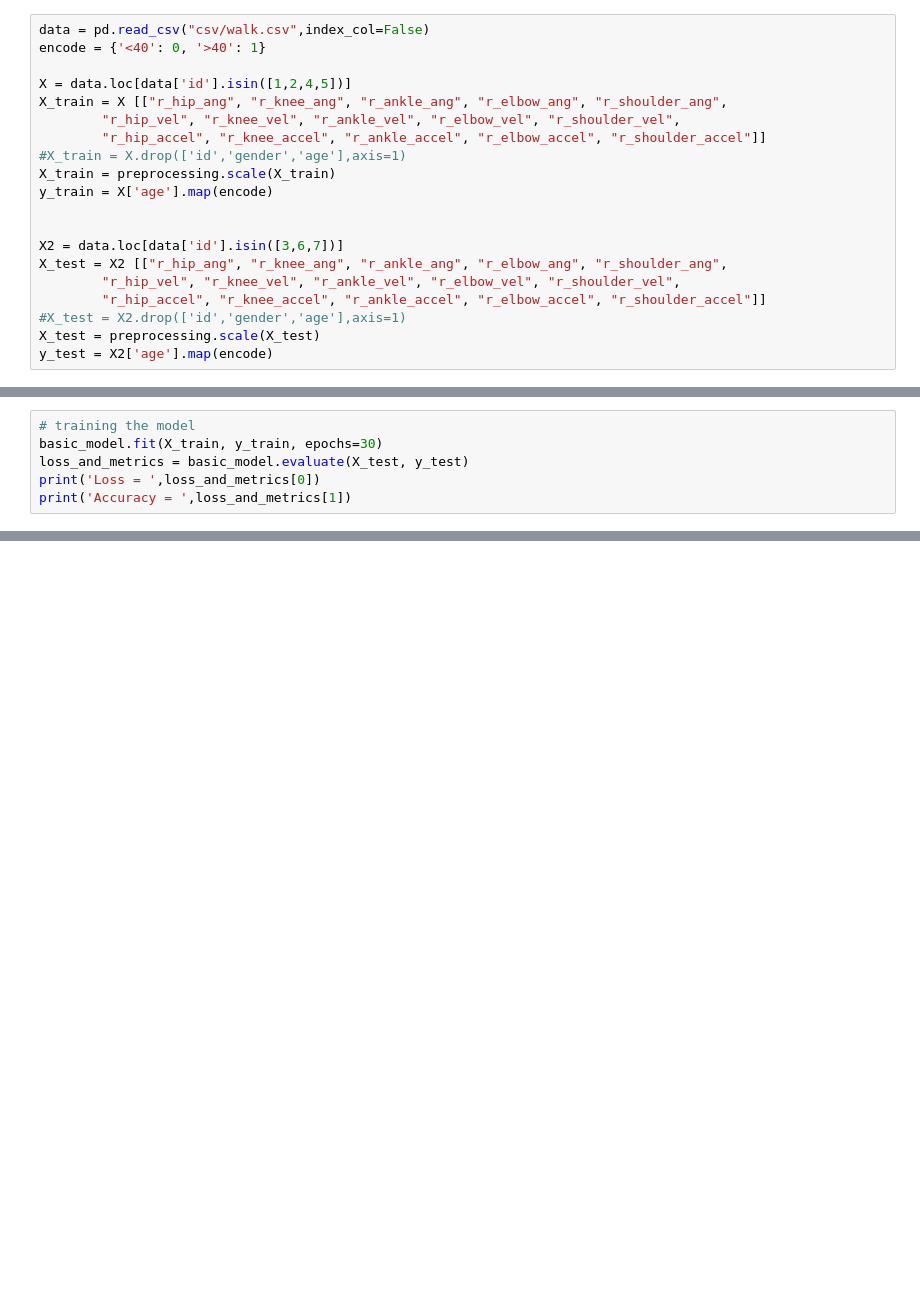
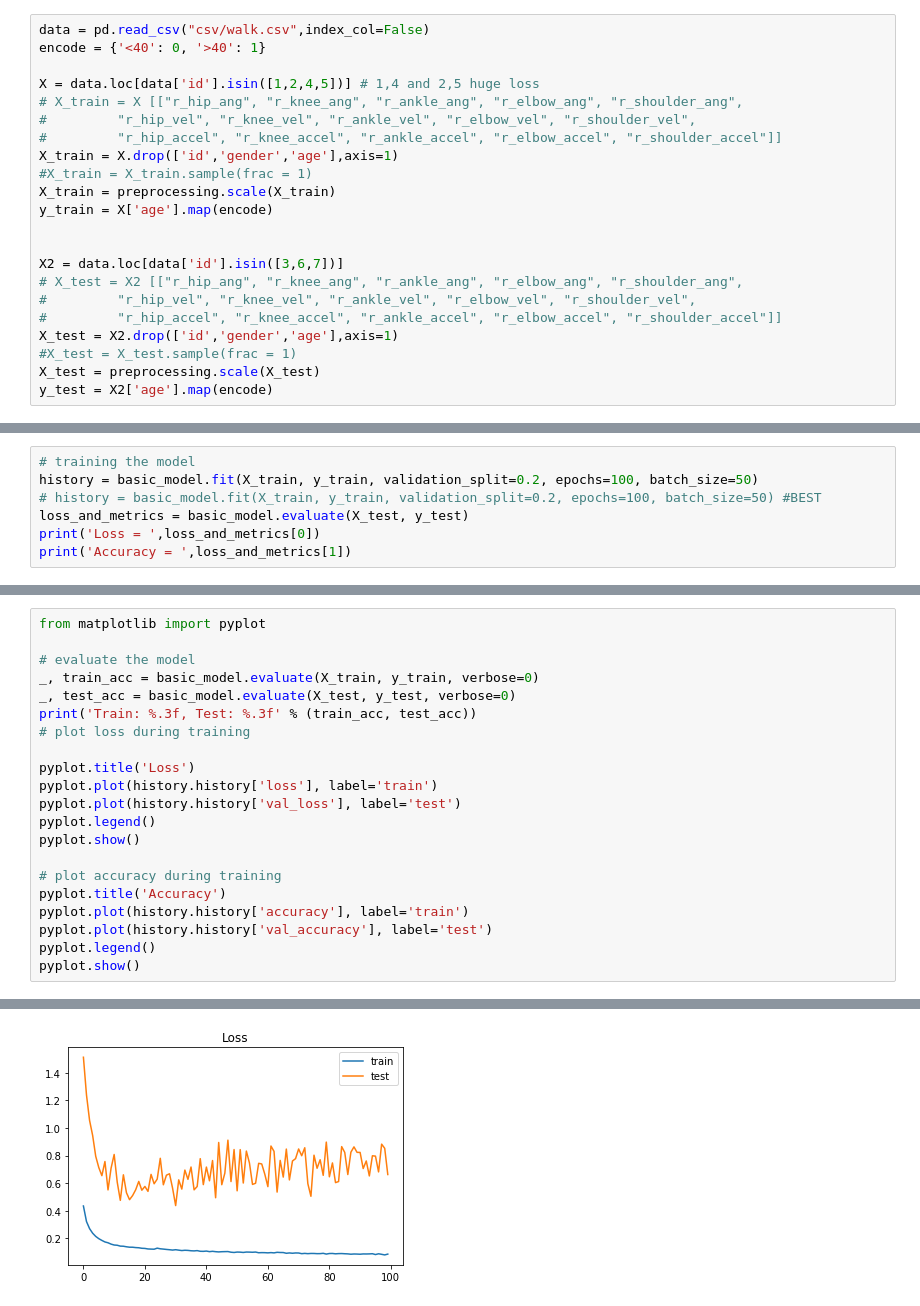
Before and after one commit to jocelynthiojaya/Human-Gait-Project, a Jupyter notebook: NeuralKeras.ipynb, the cells around one changed output, grey strips where cells are left out. Saved outputs shown, nothing was run; the diff lists cells and outputs as text; blank space fills up the shorter version.

```diff
--- a/NeuralKeras.ipynb
+++ b/NeuralKeras.ipynb
@@ -16,20 +22,22 @@ from sklearn import preprocessing
 data = pd.read_csv("csv/walk.csv",index_col=False)
 encode = {'<40': 0, '>40': 1}
 
-X = data.loc[data['id'].isin([1,2,4,5])]
-X_train = X [["r_hip_ang", "r_knee_ang", "r_ankle_ang", "r_elbow_ang", "r_shoulder_ang",
-        "r_hip_vel", "r_knee_vel", "r_ankle_vel", "r_elbow_vel", "r_shoulder_vel",
-        "r_hip_accel", "r_knee_accel", "r_ankle_accel", "r_elbow_accel", "r_shoulder_accel"]]
-#X_train = X.drop(['id','gender','age'],axis=1)
+X = data.loc[data['id'].isin([1,2,4,5])] # 1,4 and 2,5 huge loss
+# X_train = X [["r_hip_ang", "r_knee_ang", "r_ankle_ang", "r_elbow_ang", "r_shoulder_ang",
+#         "r_hip_vel", "r_knee_vel", "r_ankle_vel", "r_elbow_vel", "r_shoulder_vel",
+#         "r_hip_accel", "r_knee_accel", "r_ankle_accel", "r_elbow_accel", "r_shoulder_accel"]]
+X_train = X.drop(['id','gender','age'],axis=1)
+#X_train = X_train.sample(frac = 1)
 X_train = preprocessing.scale(X_train)
 y_train = X['age'].map(encode)
 
 
 X2 = data.loc[data['id'].isin([3,6,7])]
-X_test = X2 [["r_hip_ang", "r_knee_ang", "r_ankle_ang", "r_elbow_ang", "r_shoulder_ang",
-        "r_hip_vel", "r_knee_vel", "r_ankle_vel", "r_elbow_vel", "r_shoulder_vel",
-        "r_hip_accel", "r_knee_accel", "r_ankle_accel", "r_elbow_accel", "r_shoulder_accel"]]
-#X_test = X2.drop(['id','gender','age'],axis=1)
+# X_test = X2 [["r_hip_ang", "r_knee_ang", "r_ankle_ang", "r_elbow_ang", "r_shoulder_ang",
+#         "r_hip_vel", "r_knee_vel", "r_ankle_vel", "r_elbow_vel", "r_shoulder_vel",
+#         "r_hip_accel", "r_knee_accel", "r_ankle_accel", "r_elbow_accel", "r_shoulder_accel"]]
+X_test = X2.drop(['id','gender','age'],axis=1)
+#X_test = X_test.sample(frac = 1)
 X_test = preprocessing.scale(X_test)
 y_test = X2['age'].map(encode)
 # %%
@@ -53,6 +82,7 @@ basic_model.compile(loss = 'binary_crossentropy', optimizer = 'sgd', metrics = [
 # %%
 # training the model
-basic_model.fit(X_train, y_train, epochs=30)
+history = basic_model.fit(X_train, y_train, validation_split=0.2, epochs=100, batch_size=50)
+# history = basic_model.fit(X_train, y_train, validation_split=0.2, epochs=100, batch_size=50) #BEST
 loss_and_metrics = basic_model.evaluate(X_test, y_test)
 print('Loss = ',loss_and_metrics[0])
 print('Accuracy = ',loss_and_metrics[1])
@@ -76,0 +107,22 @@ Accuracy =  0.7143667340278625
+# %%
+from matplotlib import pyplot
+
+# evaluate the model
+_, train_acc = basic_model.evaluate(X_train, y_train, verbose=0)
+_, test_acc = basic_model.evaluate(X_test, y_test, verbose=0)
+print('Train: %.3f, Test: %.3f' % (train_acc, test_acc))
+# plot loss during training
+
+pyplot.title('Loss')
+pyplot.plot(history.history['loss'], label='train')
+pyplot.plot(history.history['val_loss'], label='test')
+pyplot.legend()
+pyplot.show()
+
+# plot accuracy during training
+pyplot.title('Accuracy')
+pyplot.plot(history.history['accuracy'], label='train')
+pyplot.plot(history.history['val_accuracy'], label='test')
+pyplot.legend()
+pyplot.show()
+# %% [output]
@@ -76,0 +130 @@ Accuracy =  0.7143667340278625
+[figure, added]
```
Also changed, not shown: parts of 7 cells of this notebook.
